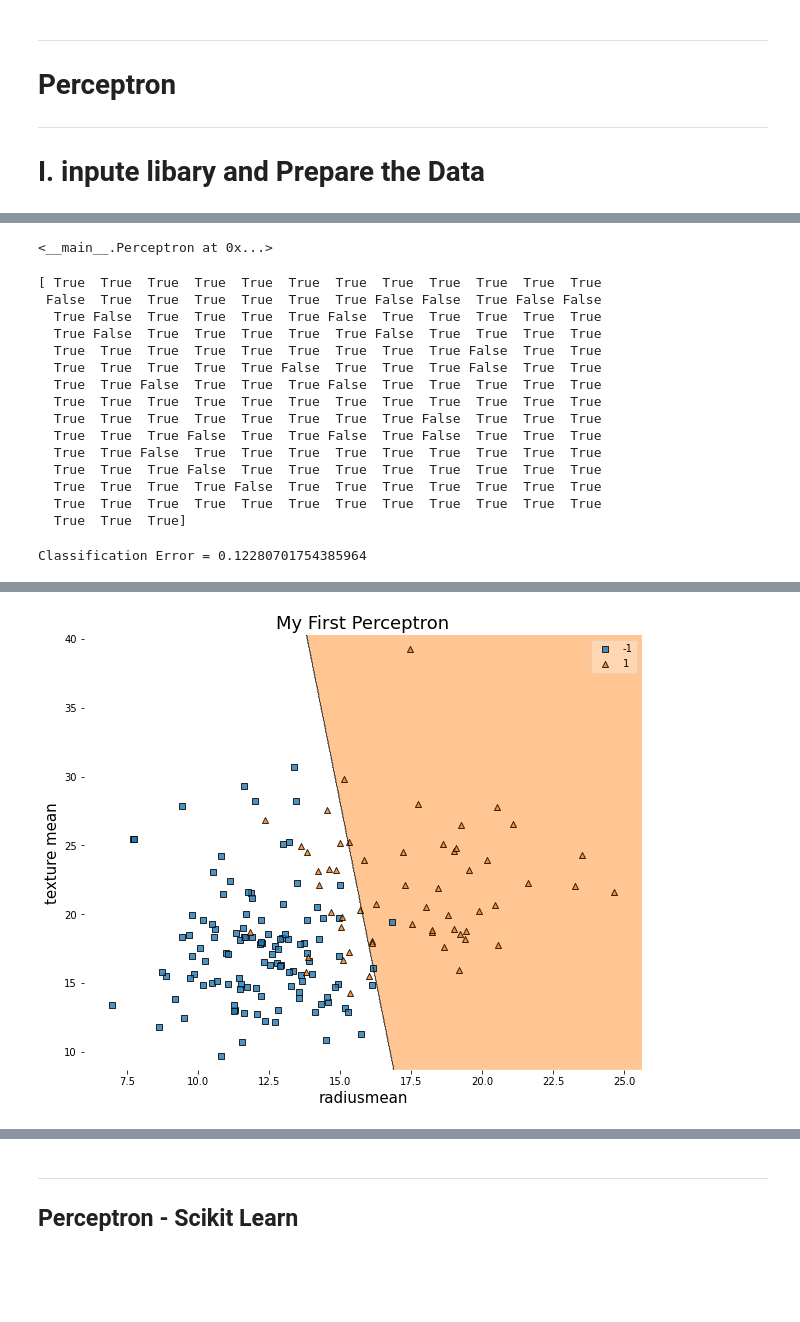
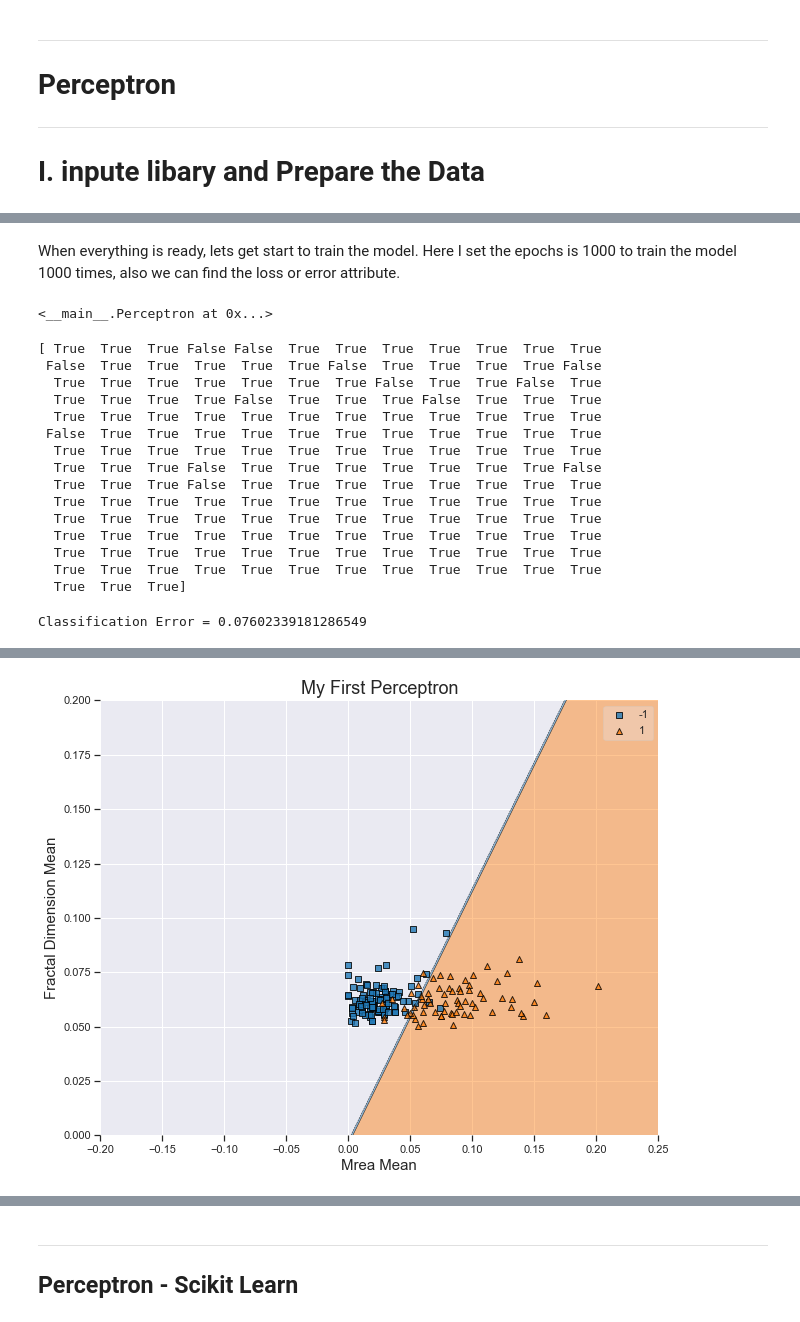
Before and after one commit to TrellixVulnTeam/ThanhLa_Data4319_2I89, a Jupyter notebook: 2. The Perceptron/source_2.ipynb, the cells around one changed output, grey strips where cells are left out. Saved outputs shown, nothing was run; the diff lists cells and outputs as text; code cells hidden in the pictures; blank space fills up the shorter version.

```diff
--- a/2. The Perceptron/source_2.ipynb
+++ b/2. The Perceptron/source_2.ipynb
@@ -14,7 +15,7 @@ from mlxtend.plotting import plot_decision_regions
 
 sns.set_theme()
 # %%
-df = pd.read_csv('D:/Study/UHD/6.Spring 2022/data 4319 final project/Major Project/0. Explore Data/df_workfile.csv')
+df = pd.read_csv('D:/Study/UHD/6.Spring 2022/data 4319 final project/Major Project/1. Explore Data/df_workfile.csv')
 # df.info()
 df.drop(columns=df.columns[0], axis=1, inplace=True)
 
@@ -29,6 +30,6 @@ df.head()
 # %%
 # X = df.drop('diagnosis', axis = 1).values
-X = df[["radius_mean", "texture_mean"]].values
+X = df[["concave points_mean", "fractal_dimension_mean"]].values
 y = df['diagnosis']
 y = np.where(y == "B", -1, 1)
 
@@ -65,6 +70,8 @@ class Perceptron(object):
 
     def predict(self, X):
         return np.where(self.net_input(X) >= 0.0, 1, -1)
+# %% [markdown]
+When everything is ready, lets get start to train the model. Here I set the epochs is 1000 to train the model 1000 times, also we can find the loss or error attribute.
 # %%
 # Instantiate one instance of the Perceptron class
 perceptron_model = Perceptron(epochs = 1000)
@@ -75,36 +82,38 @@ perceptron_model.train(X_train, y_train)
 <__main__.Perceptron at 0x...>
 # %%
 # Predict labels on the features in X_test
-y_hat = perceptron_model.predict(X_test)
+predictions = perceptron_model.predict(X_test)
 
 # Compare y_hat and y
-print(y_test == y_hat)
+print(y_test == predictions)
 # %% [output]
-[ True  True  True  True  True  True  True  True  True  True  True  True
- False  True  True  True  True  True  True False False  True False False
-  True False  True  True  True  True False  True  True  True  True  True
-  True False  True  True  True  True  True False  True  True  True  True
-  True  True  True  True  True  True  True  True  True False  True  True
-  True  True  True  True  True False  True  True  True False  True  True
-  True  True False  True  True  True False  True  True  True  True  True
+[ True  True  True False False  True  True  True  True  True  True  True
+ False  True  True  True  True  True False  True  True  True  True False
+  True  True  True  True  True  True  True False  True  True False  True
+  True  True  True  True False  True  True  True False  True  True  True
   True  True  True  True  True  True  True  True  True  True  True  True
-  True  True  True  True  True  True  True  True False  True  True  True
-  True  True  True False  True  True False  True False  True  True  True
-  True  True False  True  True  True  True  True  True  True  True  True
+ False  True  True  True  True  True  True  True  True  True  True  True
+  True  True  True  True  True  True  True  True  True  True  True  True
+  True  True  True False  True  True  True  True  True  True  True False
   True  True  True False  True  True  True  True  True  True  True  True
-  True  True  True  True False  True  True  True  True  True  True  True
+  True  True  True  True  True  True  True  True  True  True  True  True
+  True  True  True  True  True  True  True  True  True  True  True  True
+  True  True  True  True  True  True  True  True  True  True  True  True
+  True  True  True  True  True  True  True  True  True  True  True  True
   True  True  True  True  True  True  True  True  True  True  True  True
   True  True  True]
 # %%
 classification_error = (np.rint(perceptron_model.predict(X_test)) != y_test).astype(int)
 print(f"Classification Error = {sum(classification_error)/ len(y_test)}")
 # %% [output]
-Classification Error = 0.12280701754385964
+Classification Error = 0.07602339181286549
 # %%
 plt.figure(figsize = (10, 8))
 plot_decision_regions(X_test, y_test, clf = perceptron_model)
 plt.title("My First Perceptron", fontsize = 18)
-plt.xlabel("radiusmean", fontsize = 15)
-plt.ylabel("texture mean", fontsize = 15)
+plt.xlabel("Mrea Mean" , fontsize = 15)
+plt.ylabel("Fractal Dimension Mean", fontsize = 15)
+plt.xlim(-0.2, 0.25)
+plt.ylim(0, 0.2)
 plt.show()
 # %% [output]
@@ -111,4 +122,4 @@ plt.show()
-[figure, old version]
+[figure, new version]
 # %%
 plt.figure(figsize = (10, 8))
 plt.plot(range(1, len(perceptron_model.errors_)+1), perceptron_model.errors_,
```
Also changed, not shown: parts of 11 cells of this notebook, 2 other files.
